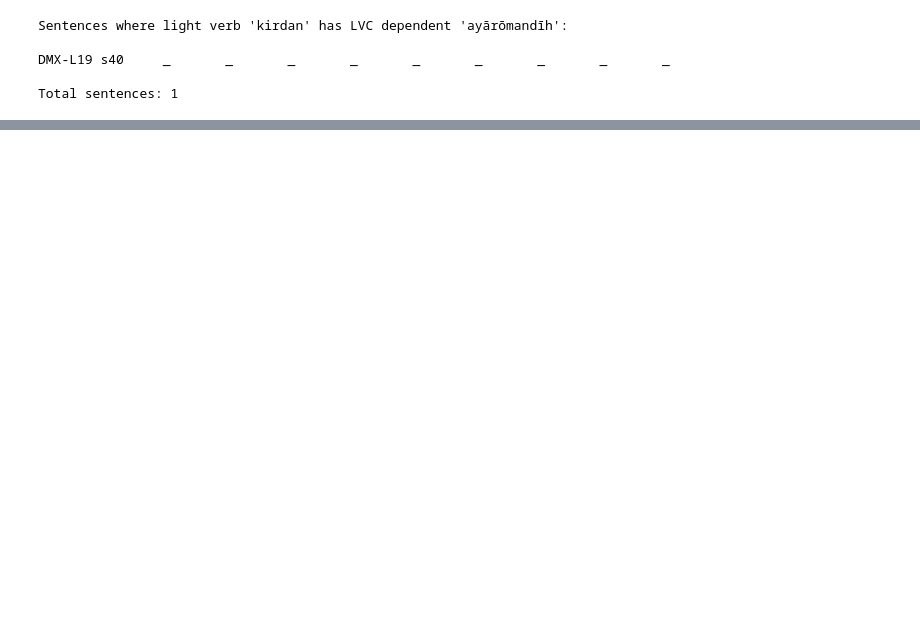
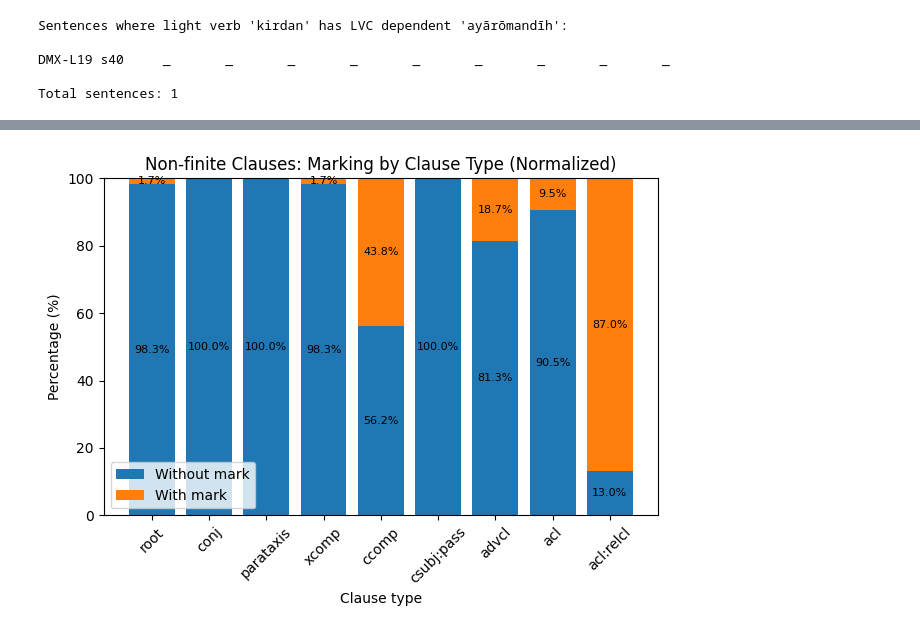
Before and after one commit to RahaaMusavi/MP-Quantitaitve-Syntax, a Jupyter notebook: vp_stats.ipynb, the cells around one changed output, grey strips where cells are left out. Cells and saved outputs as stored; diff of their text form; code cells hidden in the pictures; blank space fills up the shorter version.

```diff
--- a/vp_stats.ipynb
+++ b/vp_stats.ipynb
@@ -982,0 +4428,92 @@ Light verb: āwurdan
+# %%
+#here I want to normalize the counts by the total number of non-finite clauses per clause type, to get a percentage of marked vs unmarked non-finite clauses for each clause type.
+import matplotlib.pyplot as plt
+from collections import defaultdict
+
+def plot_mark_vs_no_mark_percentage(stats):
+    """
+    Plot normalized (percentage) stacked bar chart of marked vs unmarked
+    non-finite clauses per clause type.
+
+    Parameters
+    ----------
+    stats : dict
+        Nested dictionary:
+        stats[clause_type][verbform]["with_mark"]
+        stats[clause_type][verbform]["without_mark"]
+
+    The function aggregates counts across verb forms and normalizes them
+    per clause type (each bar sums to 100%).
+    """
+
+    clause_totals = defaultdict(lambda: {"with": 0, "without": 0})
+
+    # -------------------
+    # Aggregate counts
+    # -------------------
+    for clause_type, vf_data in stats.items():
+        for vf, counts in vf_data.items():
+            clause_totals[clause_type]["with"] += counts["with_mark"]
+            clause_totals[clause_type]["without"] += counts["without_mark"]
+
+    # -------------------
+    # Order (linguistic)
+    # -------------------
+    clause_order = [
+        "root", "conj", "parataxis",
+        "xcomp", "ccomp", "csubj:pass",
+        "advcl", "acl", "acl:relcl"
+    ]
+
+    clause_types = [c for c in clause_order if c in clause_totals]
+
+    # -------------------
+    # Normalize to %
+    # -------------------
+    with_mark_pct = []
+    without_mark_pct = []
+
+    for c in clause_types:
+        total = clause_totals[c]["with"] + clause_totals[c]["without"]
+
+        if total == 0:
+            with_mark_pct.append(0)
+            without_mark_pct.append(0)
+        else:
+            with_mark_pct.append(clause_totals[c]["with"] / total * 100)
+            without_mark_pct.append(clause_totals[c]["without"] / total * 100)
+
+    # -------------------
+    # Plot
+    # -------------------
+    # -------------------
+    # Plot
+    # -------------------
+    plt.figure()
+
+    plt.bar(clause_types, without_mark_pct, label="Without mark")
+    plt.bar(clause_types, with_mark_pct, bottom=without_mark_pct, label="With mark")
+
+    plt.xlabel("Clause type")
+    plt.ylabel("Percentage (%)")
+    plt.title("Non-finite Clauses: Marking by Clause Type (Normalized)")
+
+    plt.ylim(0, 100)
+    plt.xticks(rotation=45)
+
+    # -------------------
+    # ADD PERCENT LABELS HERE
+    # -------------------
+    for i, (w, wo) in enumerate(zip(with_mark_pct, without_mark_pct)):
+        if wo > 0:
+            plt.text(i, wo / 2, f"{wo:.1f}%", ha='center', va='center', fontsize=8)
+        if w > 0:
+            plt.text(i, wo + w / 2, f"{w:.1f}%", ha='center', va='center', fontsize=8)
+
+    plt.legend()
+    plt.tight_layout()
+    plt.show()
+
+plot_mark_vs_no_mark_percentage(per_deprel_nonfinite_stats)
+# %% [output]
+[figure, added]
```
Also changed, not shown: parts of 42 cells of this notebook, 1 other file.
